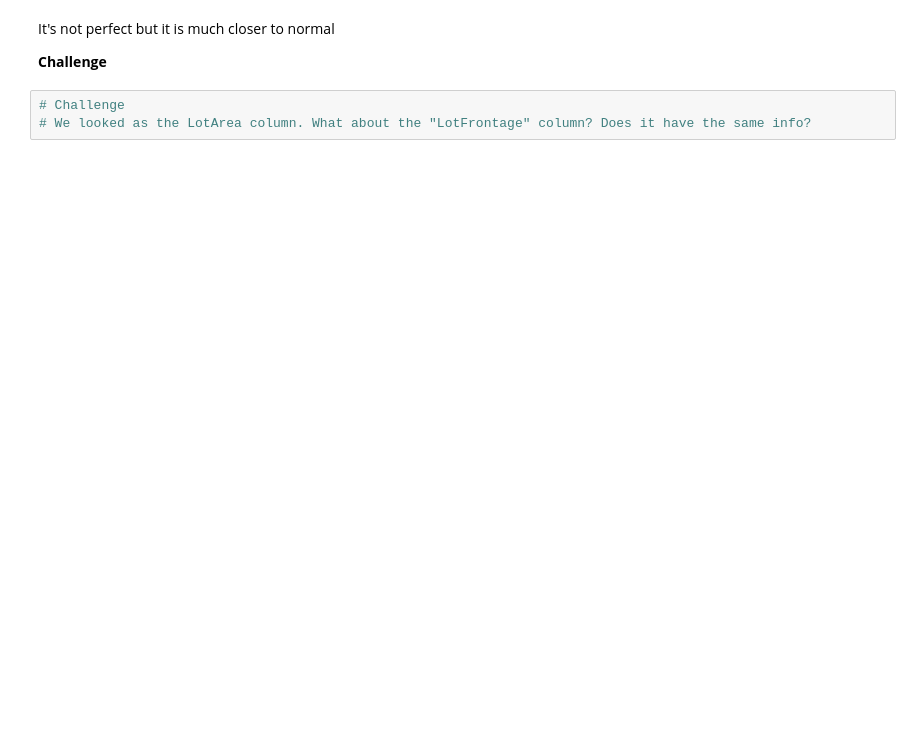
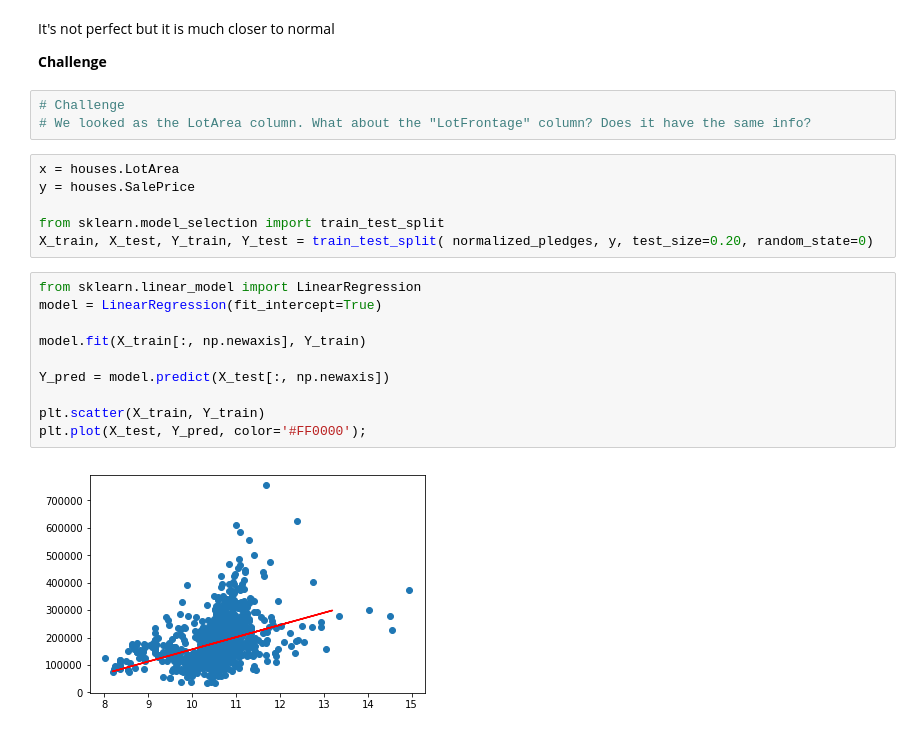
Before and after one commit to yarenty/ML_SurvivalGuide, a Jupyter notebook: LESSONS/02_Regression/03_DataCleaning.ipynb, the cells around one changed output. Saved outputs shown, nothing was run; the diff lists cells and outputs as text; blank space fills up the shorter version.

Commit message:
add houses

```diff
--- a/LESSONS/02_Regression/03_DataCleaning.ipynb
+++ b/LESSONS/02_Regression/03_DataCleaning.ipynb
@@ -130,3 +133,21 @@ It's not perfect but it is much closer to normal
 # %%
 # Challenge
 # We looked as the LotArea column. What about the "LotFrontage" column? Does it have the same info?
+# %%
+x = houses.LotArea
+y = houses.SalePrice
+
+from sklearn.model_selection import train_test_split
+X_train, X_test, Y_train, Y_test = train_test_split( normalized_pledges, y, test_size=0.20, random_state=0)
+# %%
+from sklearn.linear_model import LinearRegression
+model = LinearRegression(fit_intercept=True)
+
+model.fit(X_train[:, np.newaxis], Y_train)
+
+Y_pred = model.predict(X_test[:, np.newaxis])
+
+plt.scatter(X_train, Y_train)
+plt.plot(X_test, Y_pred, color='#FF0000');
+# %% [output]
+[figure, added]
```
Also changed, not shown: parts of 1 cell of this notebook.
